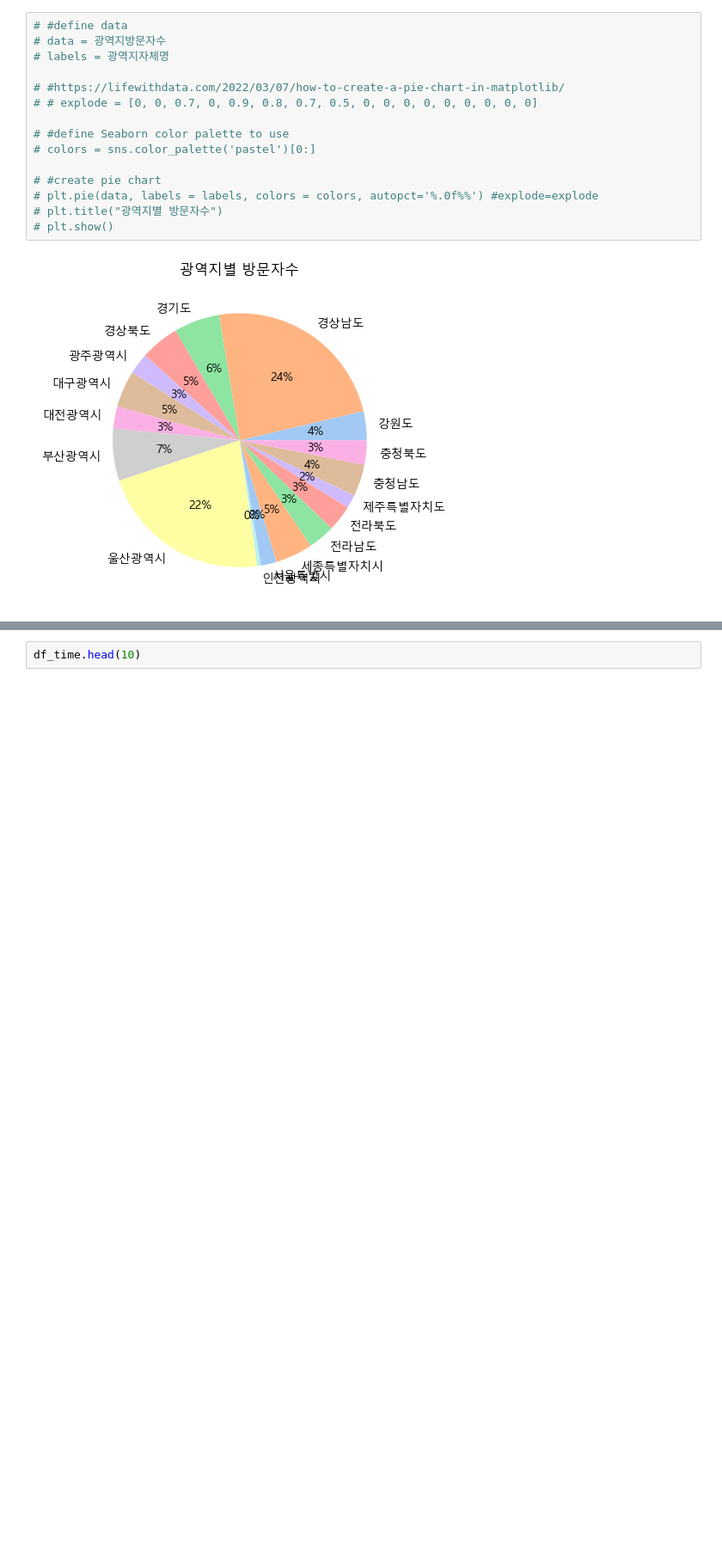
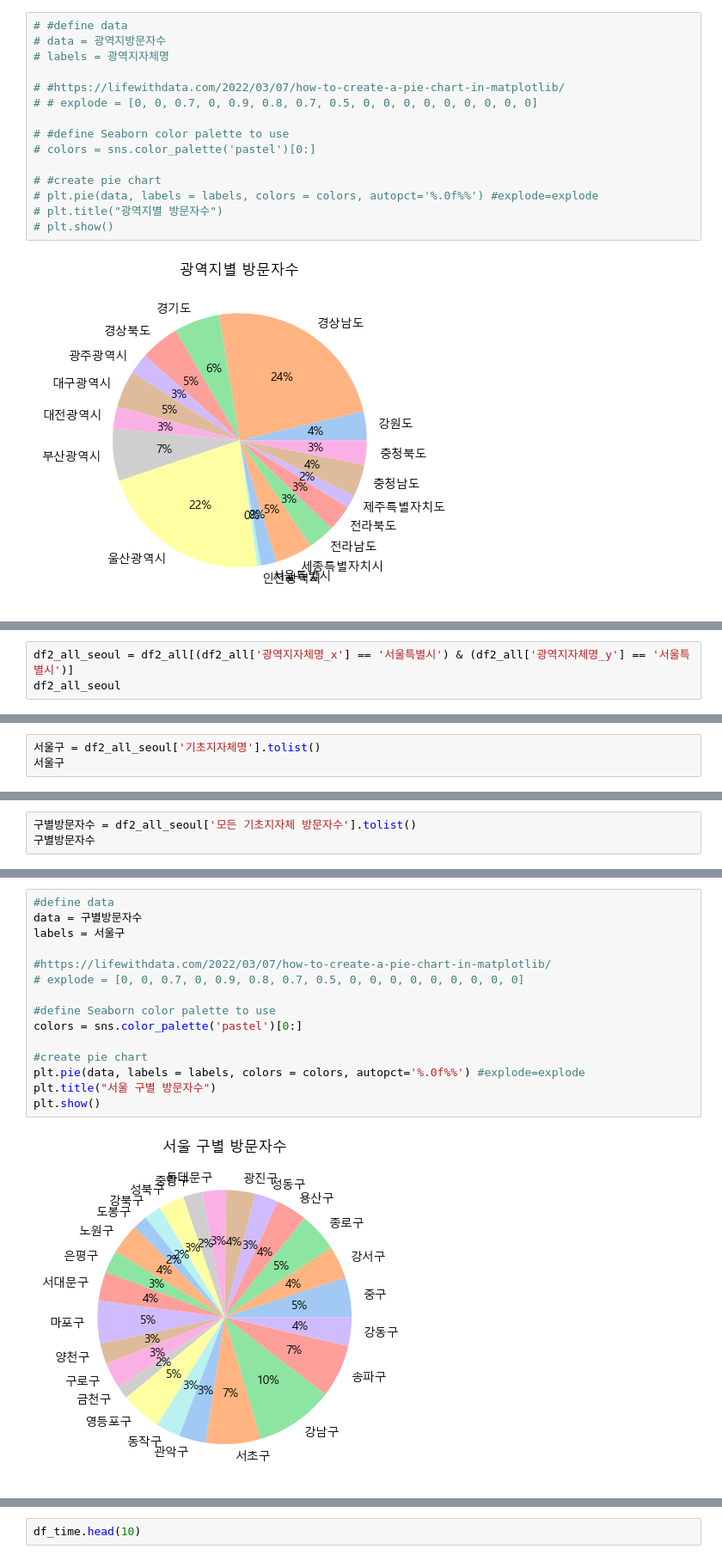
Before and after one commit to sdkim96/Login_project, a Jupyter notebook: Data_analysis_visualization/visitor_analysis.ipynb, the cells around one changed output, grey strips where cells are left out. Shown at 86% size. Drawn from its saved outputs; the diff is of its cells as text; blank space fills up the shorter version.

```diff
--- a/Data_analysis_visualization/visitor_analysis.ipynb
+++ b/Data_analysis_visualization/visitor_analysis.ipynb
@@ -459,0 +483,3 @@ Name: 광역지자체명, Length: 250, dtype: object
+# %%
+df2_all_seoul = df2_all[(df2_all['광역지자체명_x'] == '서울특별시') & (df2_all['광역지자체명_y'] == '서울특별시')]
+df2_all_seoul
@@ -459,0 +504,3 @@ Name: 광역지자체명, Length: 250, dtype: object
+# %%
+서울구 = df2_all_seoul['기초지자체명'].tolist()
+서울구
@@ -459,0 +525,3 @@ Name: 광역지자체명, Length: 250, dtype: object
+# %%
+구별방문자수 = df2_all_seoul['모든 기초지자체 방문자수'].tolist()
+구별방문자수
@@ -459,0 +567,17 @@ Name: 광역지자체명, Length: 250, dtype: object
+# %%
+#define data
+data = 구별방문자수
+labels = 서울구
+
+#https://lifewithdata.com/2022/03/07/how-to-create-a-pie-chart-in-matplotlib/
+# explode = [0, 0, 0.7, 0, 0.9, 0.8, 0.7, 0.5, 0, 0, 0, 0, 0, 0, 0, 0, 0]
+
+#define Seaborn color palette to use
+colors = sns.color_palette('pastel')[0:]
+
+#create pie chart
+plt.pie(data, labels = labels, colors = colors, autopct='%.0f%%') #explode=explode
+plt.title("서울 구별 방문자수")
+plt.show()
+# %% [output]
+[figure, added]
```
Also changed, not shown: parts of 8 cells of this notebook, 1 other file.
